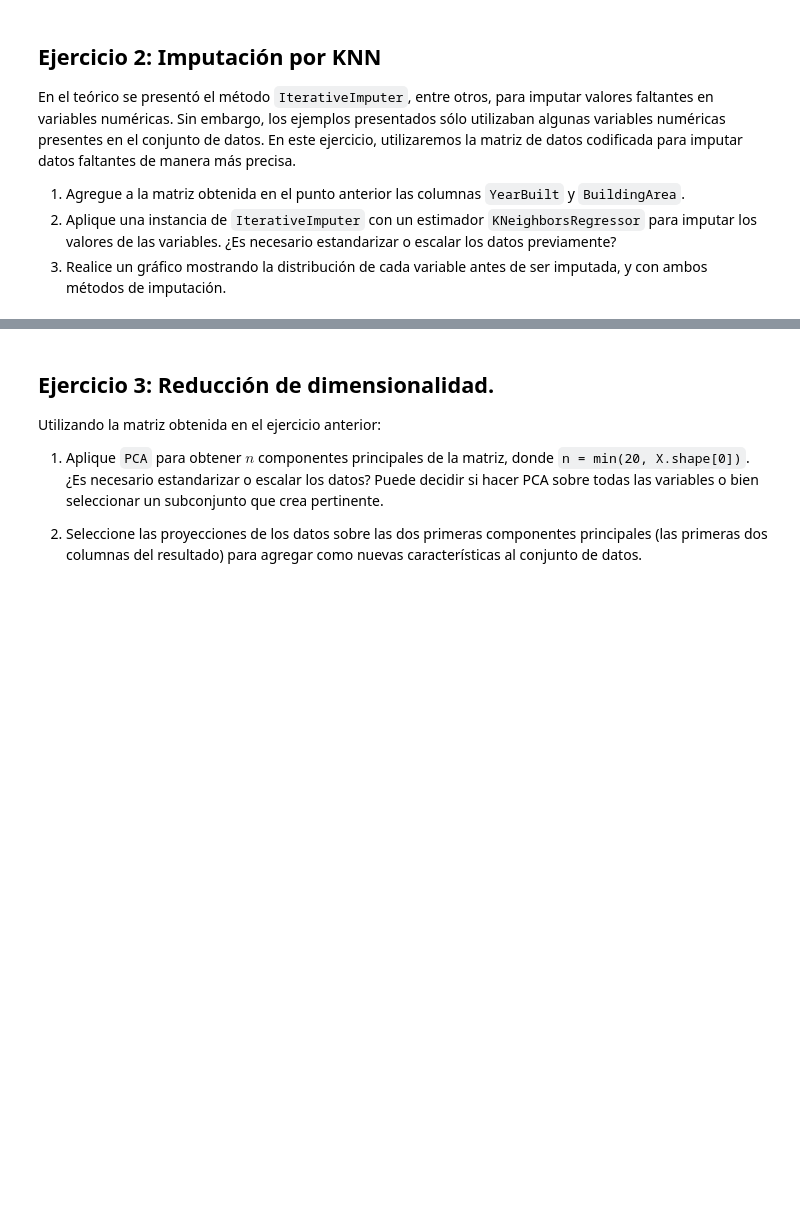
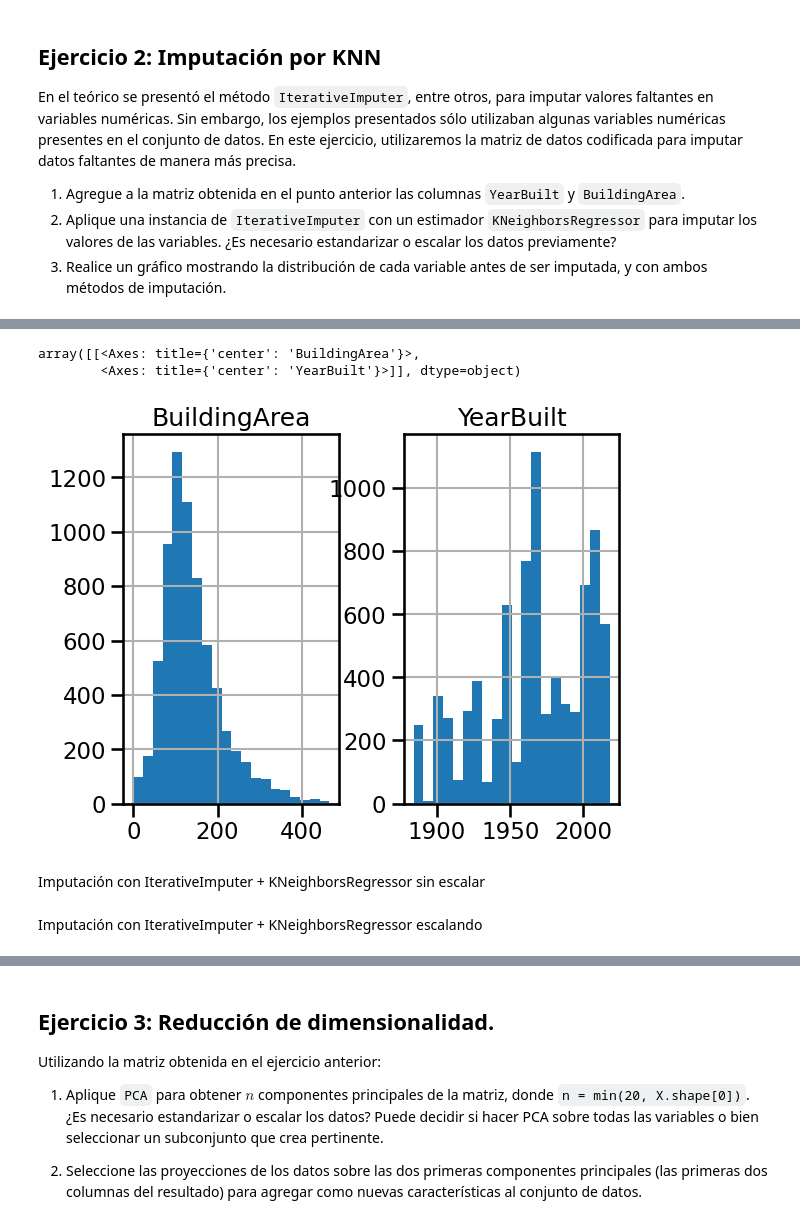
Before and after one commit to sgruyzcki/DiploDatos2026, a Jupyter notebook: Análisis Exploratorio y Curación de Datos/parte 1/Eycd_parte_1_2026_Rocio.ipynb, the cells around one changed output, grey strips where cells are left out. Saved outputs shown, nothing was run; the diff lists cells and outputs as text; code cells hidden in the pictures; blank space fills up the shorter version.

```diff
--- a/Análisis Exploratorio y Curación de Datos/parte 1/Eycd_parte_1_2026_Rocio.ipynb
+++ b/Análisis Exploratorio y Curación de Datos/parte 1/Eycd_parte_1_2026_Rocio.ipynb
@@ -510,0 +551,17 @@ from sklearn.impute import IterativeImputer
+# %%
+# Filtramos outliers
+q99 = X_final['BuildingArea'].quantile(0.99)
+q01 = X_final['YearBuilt'].quantile(0.01)
+
+X_final = X_final[
+    (X_final['BuildingArea'] < q99) | (X_final['BuildingArea'].isnull())
+]
+
+X_final = X_final[
+    (X_final['YearBuilt'] > q01) | (X_final['YearBuilt'].isnull())]
+# %%
+X_final[['BuildingArea', 'YearBuilt']].hist(bins=20)
+# %% [output]
+array([[<Axes: title={'center': 'BuildingArea'}>,
+        <Axes: title={'center': 'YearBuilt'}>]], dtype=object)
+[figure, added]
@@ -510,0 +571,2 @@ from sklearn.impute import IterativeImputer
+# %% [markdown]
+Imputación con IterativeImputer + KNeighborsRegressor sin escalar
@@ -510,0 +588,2 @@ from sklearn.impute import IterativeImputer
+# %% [markdown]
+Imputación con IterativeImputer + KNeighborsRegressor escalando
```
Also changed, not shown: parts of 17 cells of this notebook.
